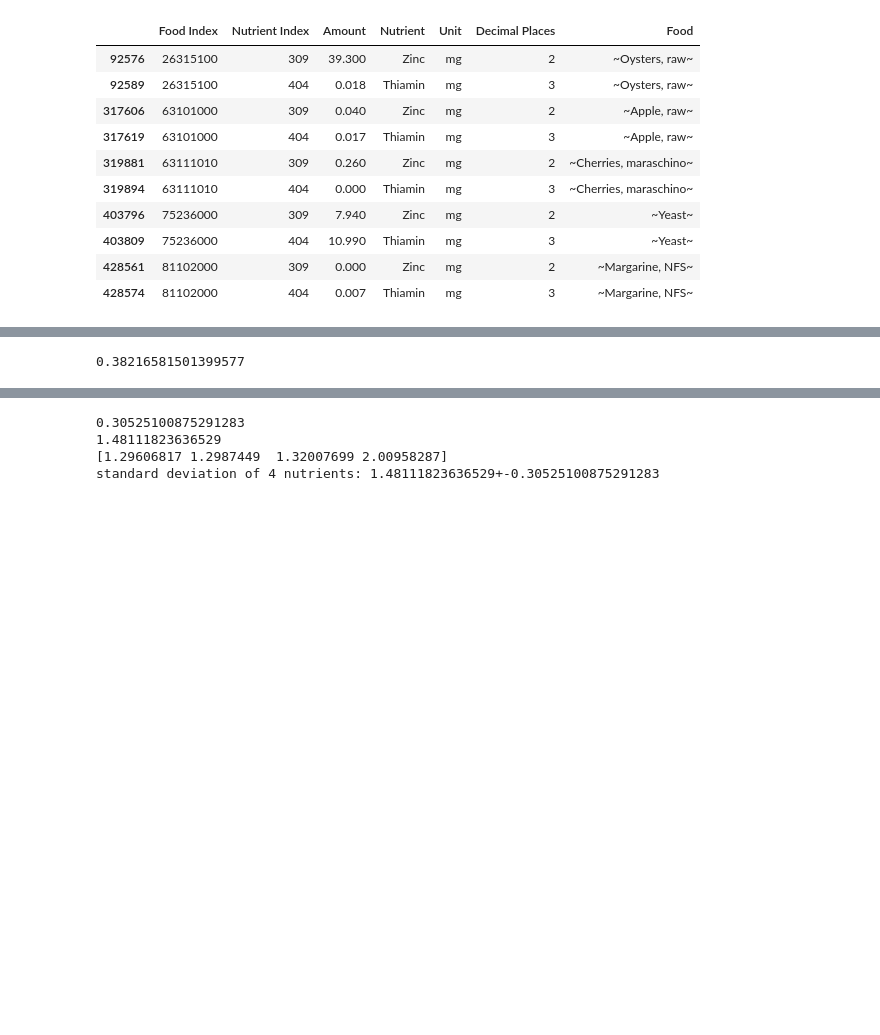
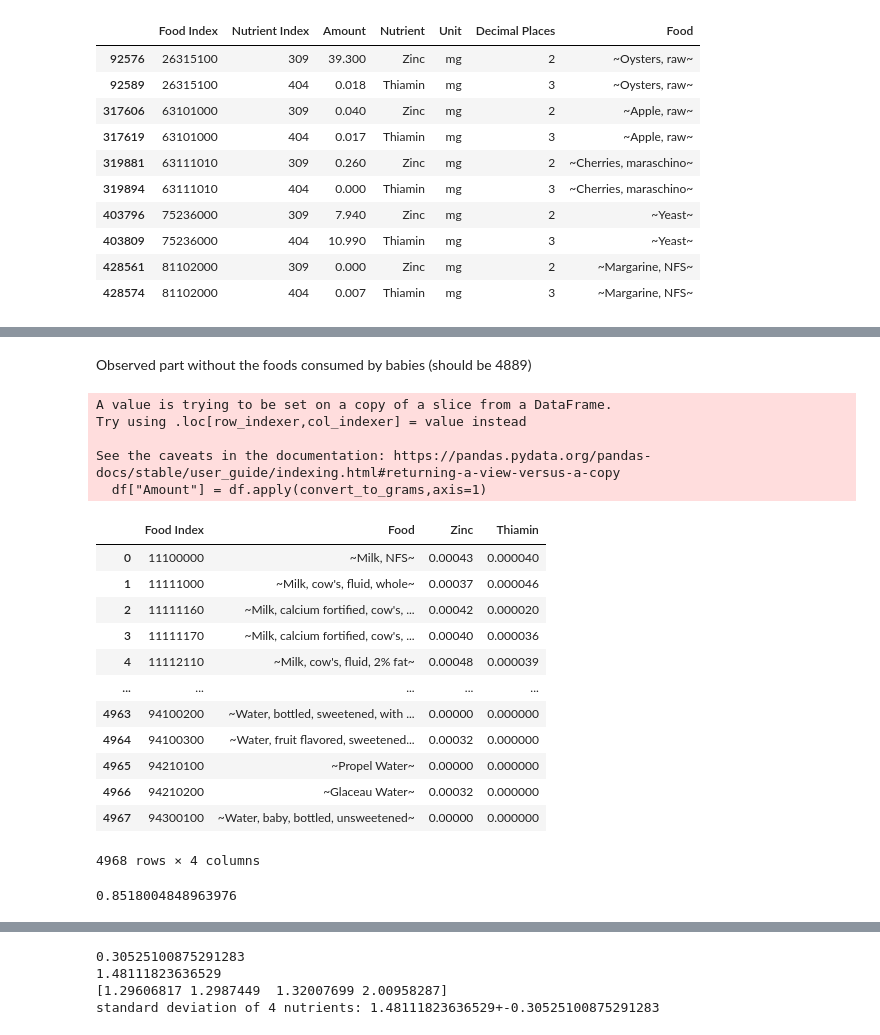
Before and after one commit to oberoir080/NutrientEDA, a Jupyter notebook: CSV_Generator_py/Figures.ipynb, the cells around one changed output, grey strips where cells are left out. Cells and saved outputs as stored; diff of their text form; code cells hidden in the pictures; blank space fills up the shorter version.

```diff
--- a/CSV_Generator_py/Figures.ipynb
+++ b/CSV_Generator_py/Figures.ipynb
@@ -34,0 +100,5 @@ def convert_to_grams(row):
+# %%
+first_day = pd.read_csv("../NHANES/NHANES Original/CSV/firstDay.csv")
+first_day = first_day[first_day["DRABF"] != 1]
+second_day = pd.read_csv("../NHANES/NHANES Original/CSV/secondDay.csv")
+second_day = second_day[second_day["DRABF"] != 1]
@@ -34,0 +107,6 @@ def convert_to_grams(row):
+# %%
+first_day = set(first_day["DR1IFDCD"].tolist())
+second_day = set(second_day["DR2IFDCD"].tolist())
+
+both_days = list(first_day) + list(second_day)
+len(both_days)
@@ -35,3 +117,5 @@ def convert_to_grams(row):
 # %%
 FNDDS_df = pd.read_csv('CSVs/FNDDS.csv')
 Flavonoids_df = pd.read_csv('CSVs/Flavonoids.csv')
+
+NHANES_df = FNDDS_df[FNDDS_df["Food Index"].isin(both_days)]
@@ -160,4 +211,28 @@ filtered_figure1_c
+# %% [markdown]
+Observed part without the foods consumed by babies (should be 4889)
+# %%
+NHANES_df = pivot_dataset(NHANES_df)
+NHANES_df
+# %% [output]
+A value is trying to be set on a copy of a slice from a DataFrame.
+Try using .loc[row_indexer,col_indexer] = value instead
+
+See the caveats in the documentation: https://pandas.pydata.org/pandas-docs/stable/user_guide/indexing.html#returning-a-view-versus-a-copy
+  df["Amount"] = df.apply(convert_to_grams,axis=1)
+|  | Food Index | Food | Zinc | Thiamin |
+| 0 | 11100000 | ~Milk, NFS~ | 0.00043 | 0.000040 |
+| 1 | 11111000 | ~Milk, cow's, fluid, whole~ | 0.00037 | 0.000046 |
+| 2 | 11111160 | ~Milk, calcium fortified, cow's, ... | 0.00042 | 0.000020 |
+| 3 | 11111170 | ~Milk, calcium fortified, cow's, ... | 0.00040 | 0.000036 |
+| 4 | 11112110 | ~Milk, cow's, fluid, 2% fat~ | 0.00048 | 0.000039 |
+| ... | ... | ... | ... | ... |
+| 4963 | 94100200 | ~Water, bottled, sweetened, with ... | 0.00000 | 0.000000 |
+| 4964 | 94100300 | ~Water, fruit flavored, sweetened... | 0.00032 | 0.000000 |
+| 4965 | 94210100 | ~Propel Water~ | 0.00000 | 0.000000 |
+| 4966 | 94210200 | ~Glaceau Water~ | 0.00032 | 0.000000 |
+| 4967 | 94300100 | ~Water, baby, bottled, unsweetened~ | 0.00000 | 0.000000 |
+4968 rows × 4 columns
 # %%
-qn_calculator(1e-4)
+qn_calculator(1e-3)
 # %% [output]
-0.38216581501399577
+0.8518004848963976
```
Also changed, not shown: parts of 34 cells of this notebook, 7 other files.
